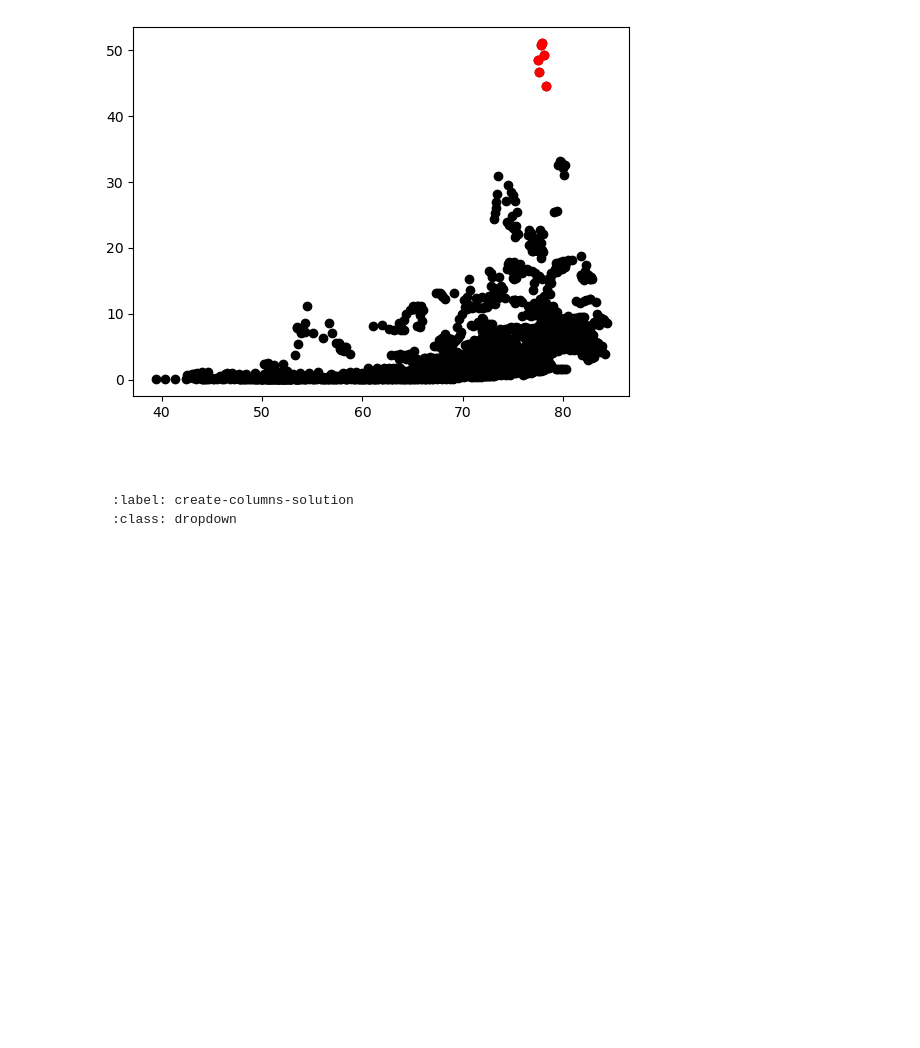
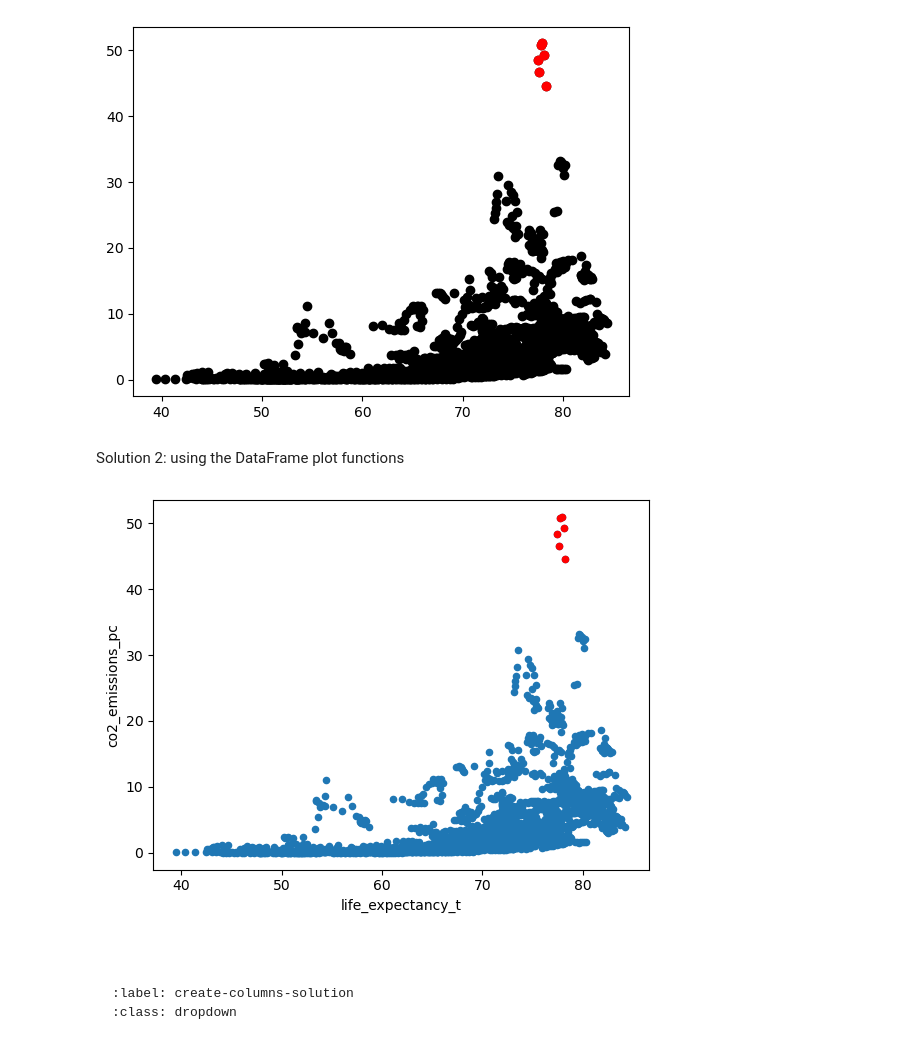
Before and after one commit to ac812/mcb-python, a Jupyter notebook: docs/_build/jupyter_execute/solutions-practical3.ipynb, the cells around one changed output. Drawn from its saved outputs; the diff is of its cells as text; code cells hidden in the pictures; blank space fills up the shorter version.

````diff
--- a/docs/_build/jupyter_execute/solutions-practical3.ipynb
+++ b/docs/_build/jupyter_execute/solutions-practical3.ipynb
@@ -232,6 +235,17 @@ ax.scatter(x_highlight, y_highlight, c="red")
 fig.show()
 # %% [output]
 [figure]
+# %% [markdown]
+Solution 2: using the DataFrame plot functions
+# %%
+# extract records where co2_emissions_pc are > 40
+highlight = df[df["co2_emissions_pc"] > 40]
+
+ax1 = df.plot.scatter("life_expectancy_t", "co2_emissions_pc")
+highlight.plot.scatter("life_expectancy_t", "co2_emissions_pc", color="red", ax=ax1)
+plt.show()
+# %% [output]
+[figure, added]
 # %% [markdown]
 ```{solution-end}
 ```
````
Also changed, not shown: parts of 1 cell of this notebook, 9 other files.
